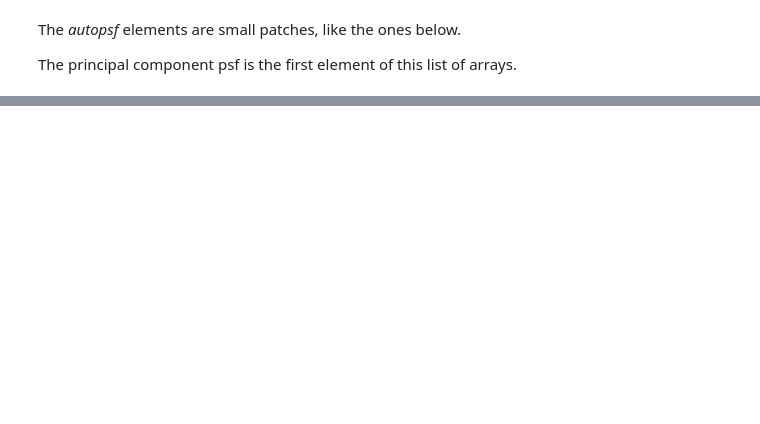
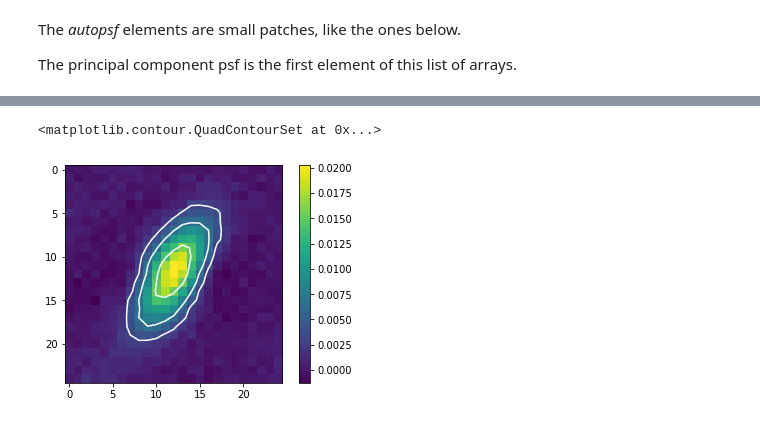
Before and after one commit to quatrope/ProperImage, a Jupyter notebook: docs/source/tutorial/Tutorial02.ipynb, the cells around one changed output, grey strips where cells are left out. Saved outputs shown, nothing was run; the diff lists cells and outputs as text; code cells hidden in the pictures; blank space fills up the shorter version.

```diff
--- a/docs/source/tutorial/Tutorial02.ipynb
+++ b/docs/source/tutorial/Tutorial02.ipynb
@@ -103,0 +108,15 @@ plot.plot_psfbasis(psf_basis=psf_basis, nbook=True)
+# %%
+loc = (880, 995)
+
+PSF_loc = np.zeros_like(psf_basis[0])
+for apsf, afield in zip(psf_basis, a_fields):
+    PSF_loc += apsf * afield(*loc)
+# %%
+levels = np.logspace(-2.5, -0.5, num=7)
+
+plt.imshow(PSF_loc)
+plt.colorbar()
+plt.contour(PSF_loc, levels=levels, cmap='Greys')
+# %% [output]
+<matplotlib.contour.QuadContourSet at 0x...>
+[figure, added]
```
Also changed, not shown: parts of 22 cells of this notebook, 8 other files.
